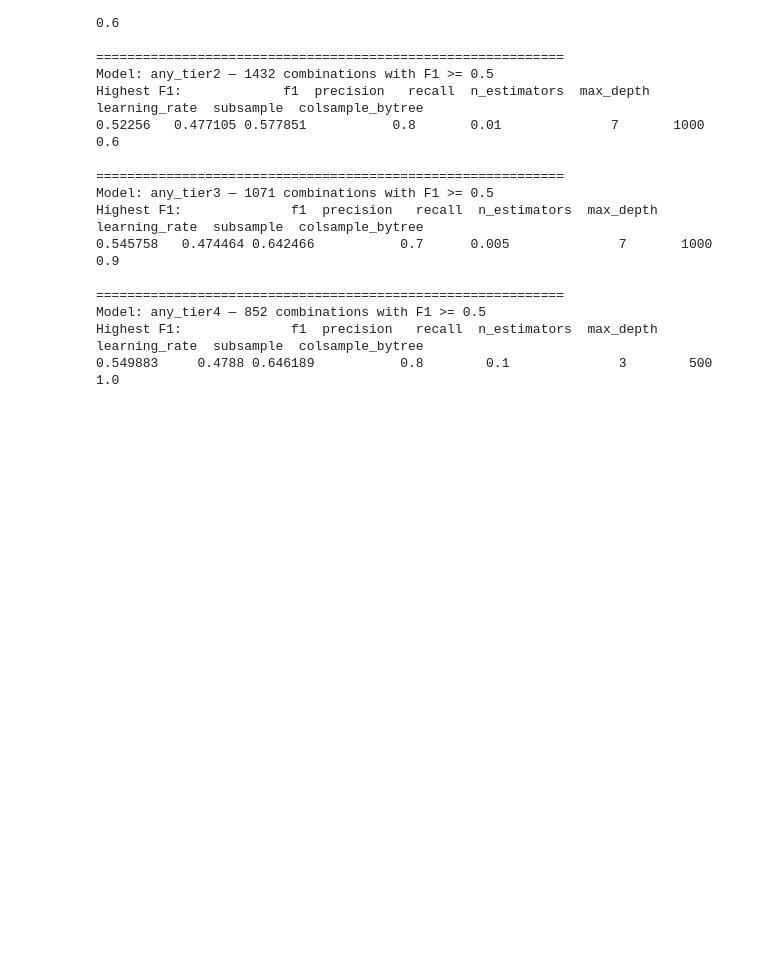
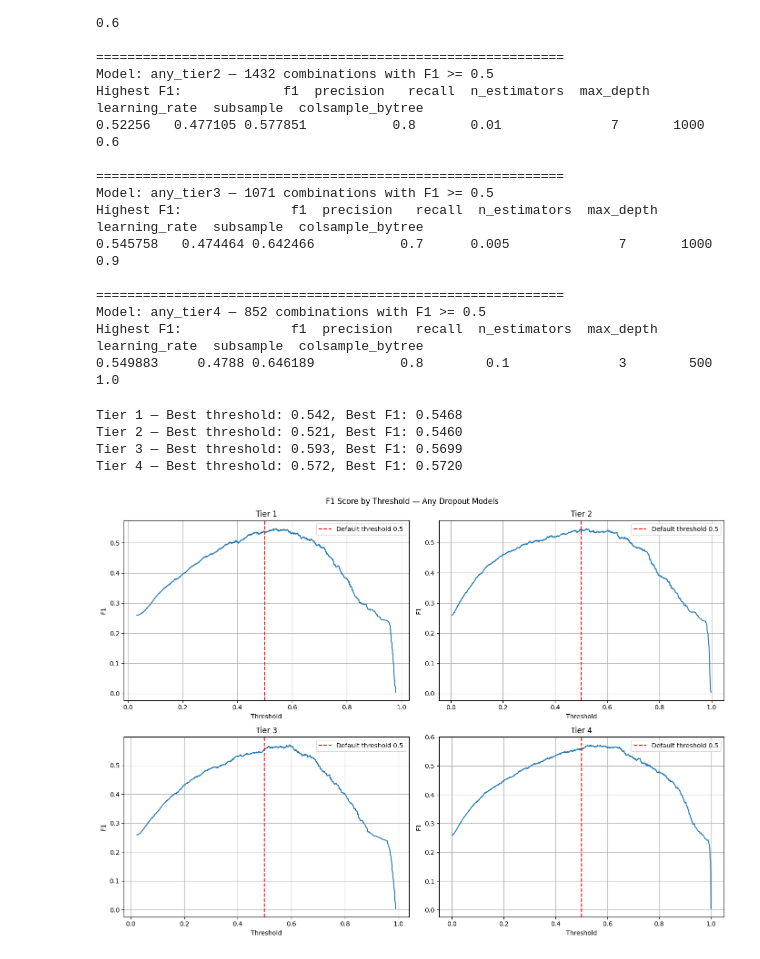
Before and after one commit to augivfl/hsls-dropout-prediction, a Jupyter notebook: 09_extraction_for_write_up.ipynb, the cells around one changed output. Drawn from its saved outputs; the diff is of its cells as text; code cells hidden in the pictures; blank space fills up the shorter version.

```diff
--- a/09_extraction_for_write_up.ipynb
+++ b/09_extraction_for_write_up.ipynb
@@ -308,3 +341,46 @@ Highest F1:              f1  precision   recall  n_estimators  max_depth  learni
 Model: any_tier4 — 852 combinations with F1 >= 0.5
 Highest F1:              f1  precision   recall  n_estimators  max_depth  learning_rate  subsample  colsample_bytree
 0.549883     0.4788 0.646189           0.8        0.1              3        500               1.0
+# %%
+from sklearn.metrics import precision_recall_curve, f1_score
+import numpy as np
+import matplotlib.pyplot as plt
+
+fig, axes = plt.subplots(2, 2, figsize=(14, 10))
+axes = axes.flatten()
+
+for i, (tier, fine_search, X_test, y_test) in enumerate([
+    (1, tier1_fine_search, X_test_tier1, y_test_tier1),
+    (2, tier2_fine_search, X_test_tier2, y_test_tier2),
+    (3, tier3_fine_search, X_test_tier3, y_test_tier3),
+    (4, tier4_fine_search, X_test_tier4, y_test_tier4),
+]):
+    model = fine_search.best_estimator_
+    y_prob = model.predict_proba(X_test)[:, 1]
+
+    precisions, recalls, thresholds = precision_recall_curve(y_test, y_prob)
+
+    # Compute F1 for each threshold
+    f1_scores = 2 * (precisions[:-1] * recalls[:-1]) / (precisions[:-1] + recalls[:-1] + 1e-8)
+
+    axes[i].plot(thresholds, f1_scores)
+    axes[i].axvline(x=0.5, color='red', linestyle='--', label='Default threshold 0.5')
+    axes[i].set_title(f'Tier {tier}')
+    axes[i].set_xlabel('Threshold')
+    axes[i].set_ylabel('F1')
+    axes[i].legend()
+    axes[i].grid(True)
+
+    best_threshold = thresholds[np.argmax(f1_scores)]
+    best_f1 = f1_scores.max()
+    print(f"Tier {tier} — Best threshold: {best_threshold:.3f}, Best F1: {best_f1:.4f}")
+
+plt.suptitle('F1 Score by Threshold — Any Dropout Models')
+plt.tight_layout()
+plt.show()
+# %% [output]
+Tier 1 — Best threshold: 0.542, Best F1: 0.5468
+Tier 2 — Best threshold: 0.521, Best F1: 0.5460
+Tier 3 — Best threshold: 0.593, Best F1: 0.5699
+Tier 4 — Best threshold: 0.572, Best F1: 0.5720
+[figure, added]
```
Also changed, not shown: parts of 3 cells of this notebook, 6 other files.
